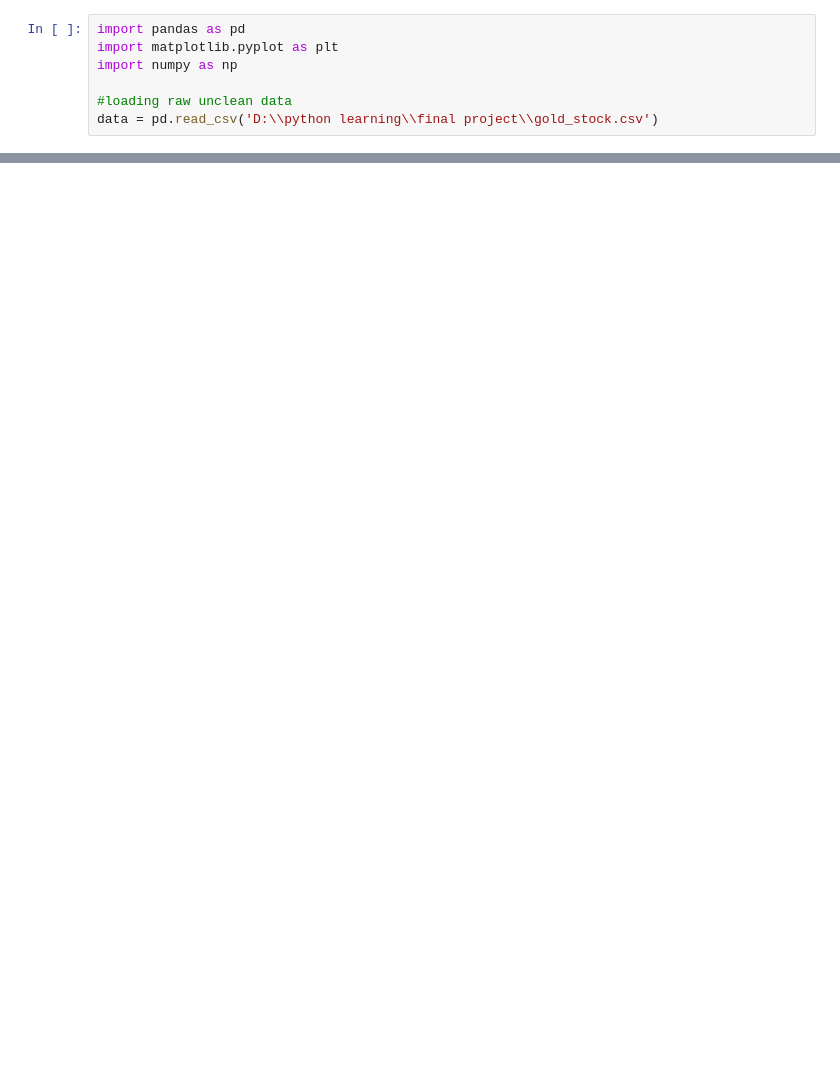
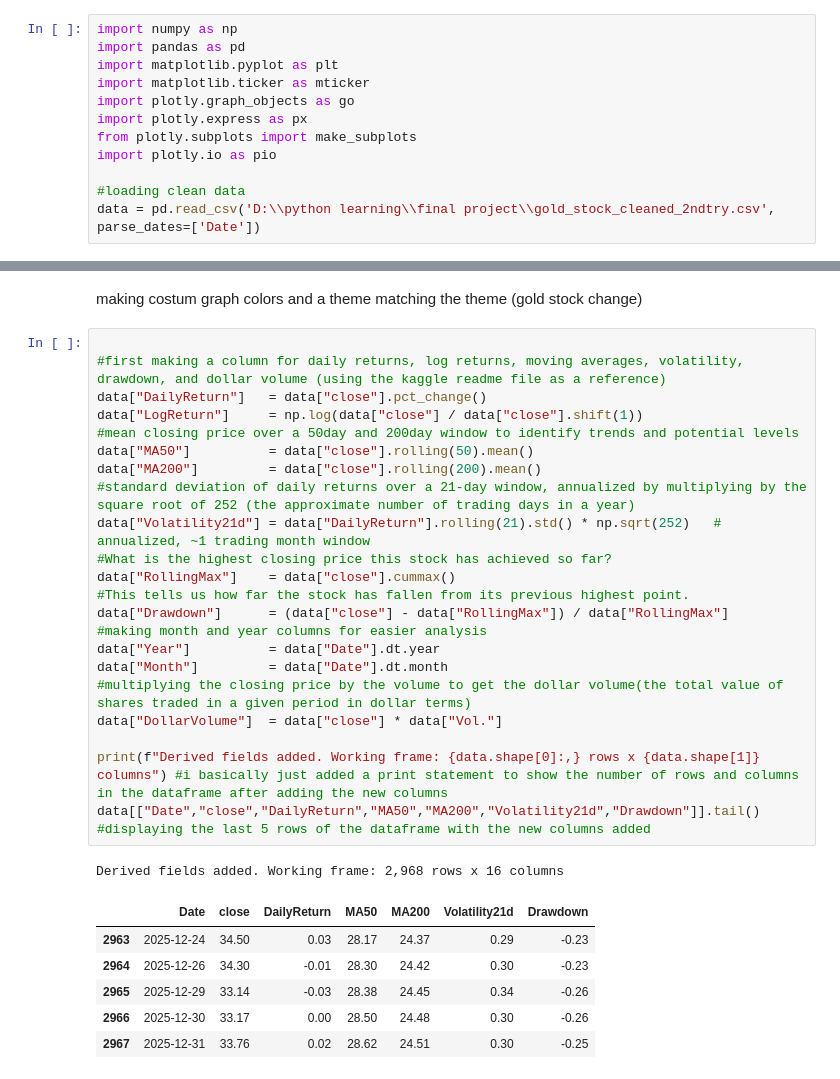
Before and after one commit to Talhawaqarr/Final-project, a Jupyter notebook: analysis.ipynb, the cells around one changed output, grey strips where cells are left out. Cells and saved outputs as stored; diff of their text form; blank space fills up the shorter version.

Commit message:
did analysis of data and feature engineering

```diff
--- a/analysis.ipynb
+++ b/analysis.ipynb
@@ -1,7 +1,12 @@
 # %%
+import numpy as np
 import pandas as pd
 import matplotlib.pyplot as plt
-import numpy as np
+import matplotlib.ticker as mticker
+import plotly.graph_objects as go
+import plotly.express as px
+from plotly.subplots import make_subplots
+import plotly.io as pio
 
-#loading raw unclean data
-data = pd.read_csv('D:\\python learning\\final project\\gold_stock.csv')
+#loading clean data
+data = pd.read_csv('D:\\python learning\\final project\\gold_stock_cleaned_2ndtry.csv', parse_dates=['Date'])
@@ -33,0 +103,32 @@ dtype: int64
+# %% [markdown]
+making costum graph colors and a theme matching the theme (gold stock change)
+# %%
+
+#first making a column for daily returns, log returns, moving averages, volatility, drawdown, and dollar volume (using the kaggle readme file as a reference)
+data["DailyReturn"]   = data["close"].pct_change()
+data["LogReturn"]     = np.log(data["close"] / data["close"].shift(1))
+#mean closing price over a 50day and 200day window to identify trends and potential levels
+data["MA50"]          = data["close"].rolling(50).mean()
+data["MA200"]         = data["close"].rolling(200).mean()
+#standard deviation of daily returns over a 21-day window, annualized by multiplying by the square root of 252 (the approximate number of trading days in a year)
+data["Volatility21d"] = data["DailyReturn"].rolling(21).std() * np.sqrt(252)   # annualized, ~1 trading month window
+#What is the highest closing price this stock has achieved so far?
+data["RollingMax"]    = data["close"].cummax()
+#This tells us how far the stock has fallen from its previous highest point.
+data["Drawdown"]      = (data["close"] - data["RollingMax"]) / data["RollingMax"]
+#making month and year columns for easier analysis
+data["Year"]          = data["Date"].dt.year
+data["Month"]         = data["Date"].dt.month
+#multiplying the closing price by the volume to get the dollar volume(the total value of shares traded in a given period in dollar terms)
+data["DollarVolume"]  = data["close"] * data["Vol."]
+
+print(f"Derived fields added. Working frame: {data.shape[0]:,} rows x {data.shape[1]} columns") #i basically just added a print statement to show the number of rows and columns in the dataframe after adding the new columns
+data[["Date","close","DailyReturn","MA50","MA200","Volatility21d","Drawdown"]].tail() #displaying the last 5 rows of the dataframe with the new columns added
+# %% [output]
+Derived fields added. Working frame: 2,968 rows x 16 columns
+|  | Date | close | DailyReturn | MA50 | MA200 | Volatility21d | Drawdown |
+| 2963 | 2025-12-24 | 34.50 | 0.03 | 28.17 | 24.37 | 0.29 | -0.23 |
+| 2964 | 2025-12-26 | 34.30 | -0.01 | 28.30 | 24.42 | 0.30 | -0.23 |
+| 2965 | 2025-12-29 | 33.14 | -0.03 | 28.38 | 24.45 | 0.34 | -0.26 |
+| 2966 | 2025-12-30 | 33.17 | 0.00 | 28.50 | 24.48 | 0.30 | -0.26 |
+| 2967 | 2025-12-31 | 33.76 | 0.02 | 28.62 | 24.51 | 0.30 | -0.25 |
```
Also changed, not shown: parts of 14 cells of this notebook.
